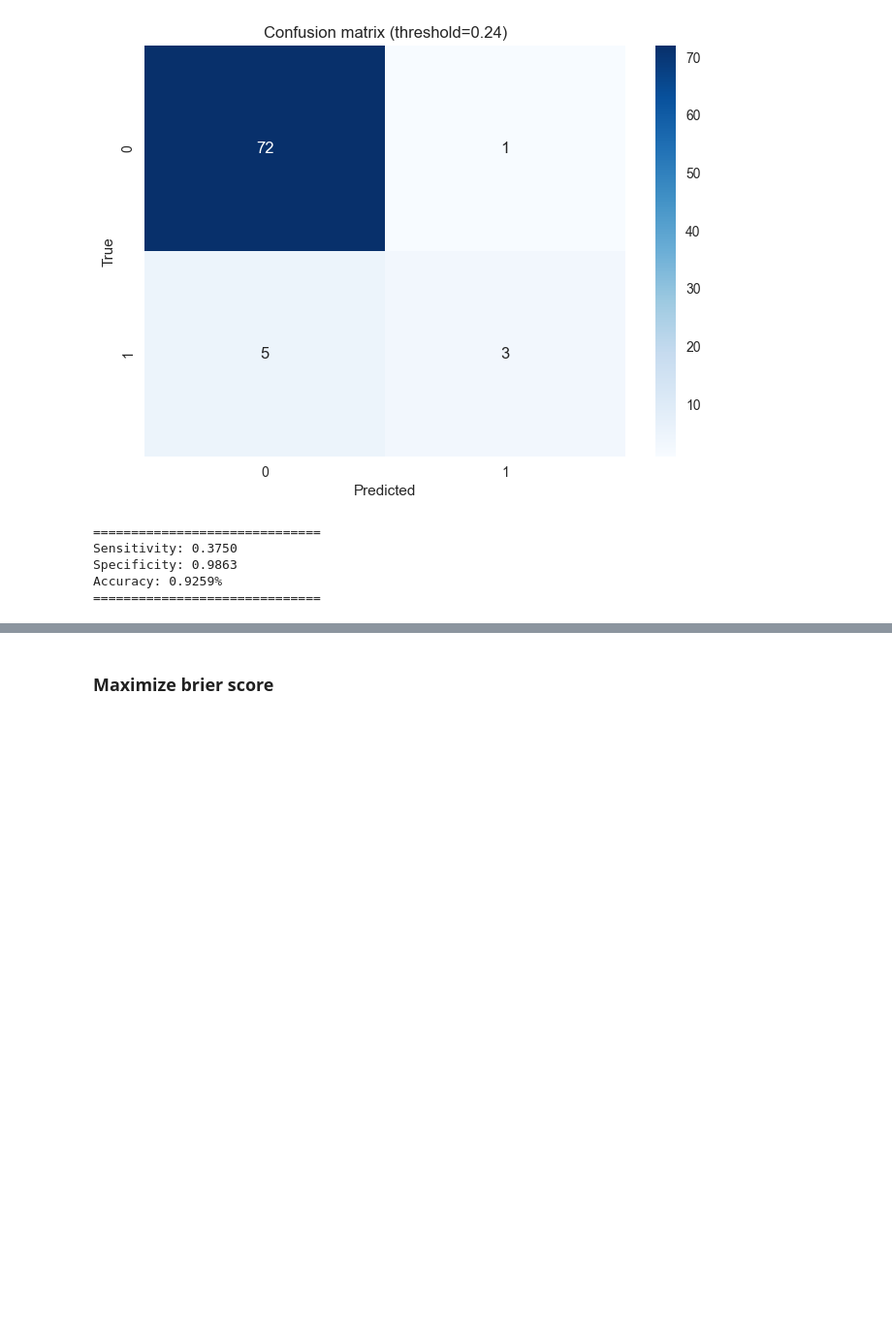
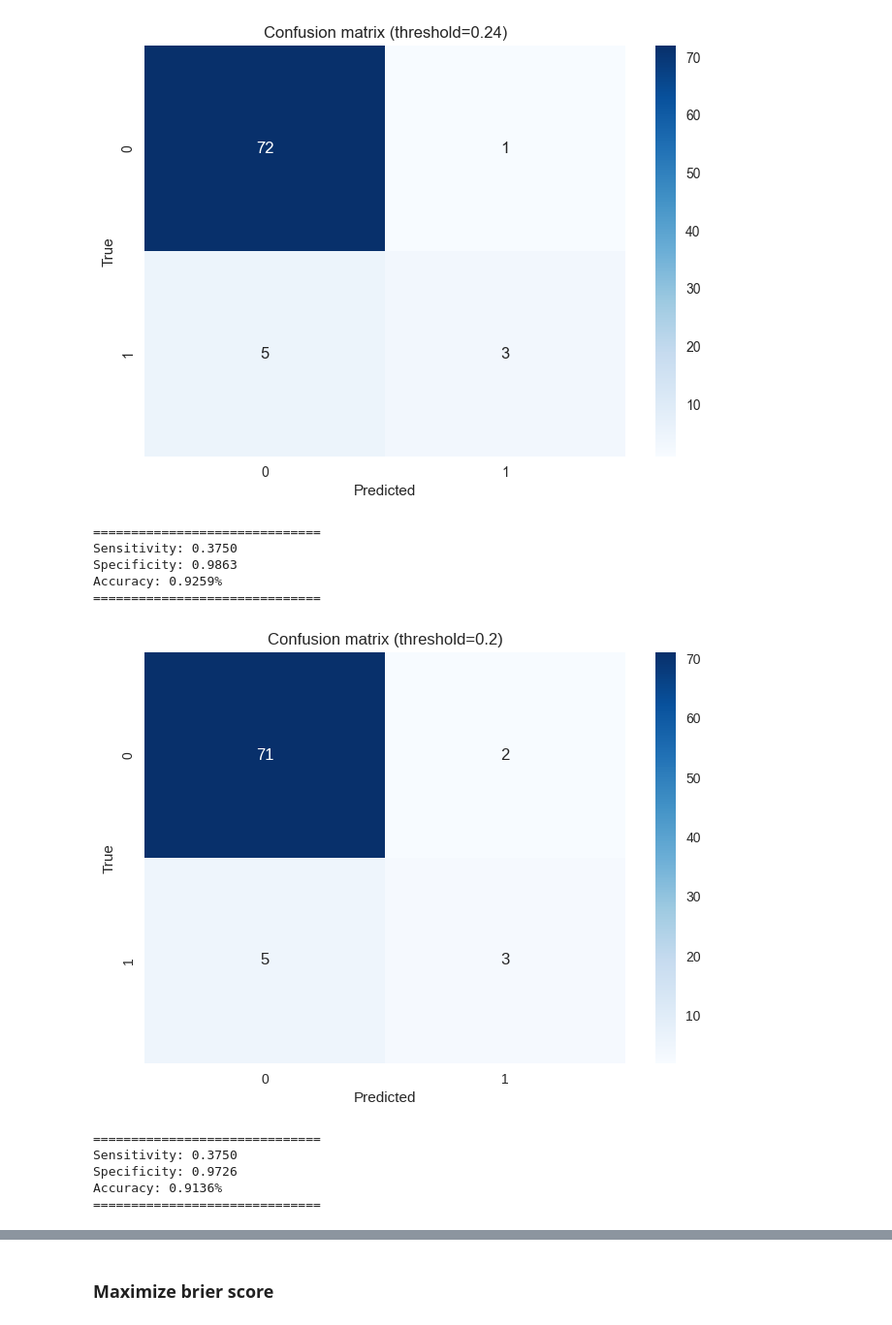
Before and after one commit to PiotrRenk/microscopic-epe-proj, a Jupyter notebook: notebooks/nodal_involvment_unified.ipynb, the cells around one changed output, grey strips where cells are left out. Shown at 97% size. Drawn from its saved outputs; the diff is of its cells as text; code cells hidden in the pictures; blank space fills up the shorter version.

```diff
--- a/notebooks/nodal_involvment_unified.ipynb
+++ b/notebooks/nodal_involvment_unified.ipynb
@@ -252,3 +231,12 @@ Sensitivity: 0.3750
 Specificity: 0.9863
 Accuracy: 0.9259%
 ==============================
+# %%
+plot_confusion_matrix(y_true, y_pred_probs=y_pred_probs, threshold=0.2)
+# %% [output]
+[figure, added]
+==============================
+Sensitivity: 0.3750
+Specificity: 0.9726
+Accuracy: 0.9136%
+==============================
```
Also changed, not shown: parts of 4 cells of this notebook, 3 other files.
